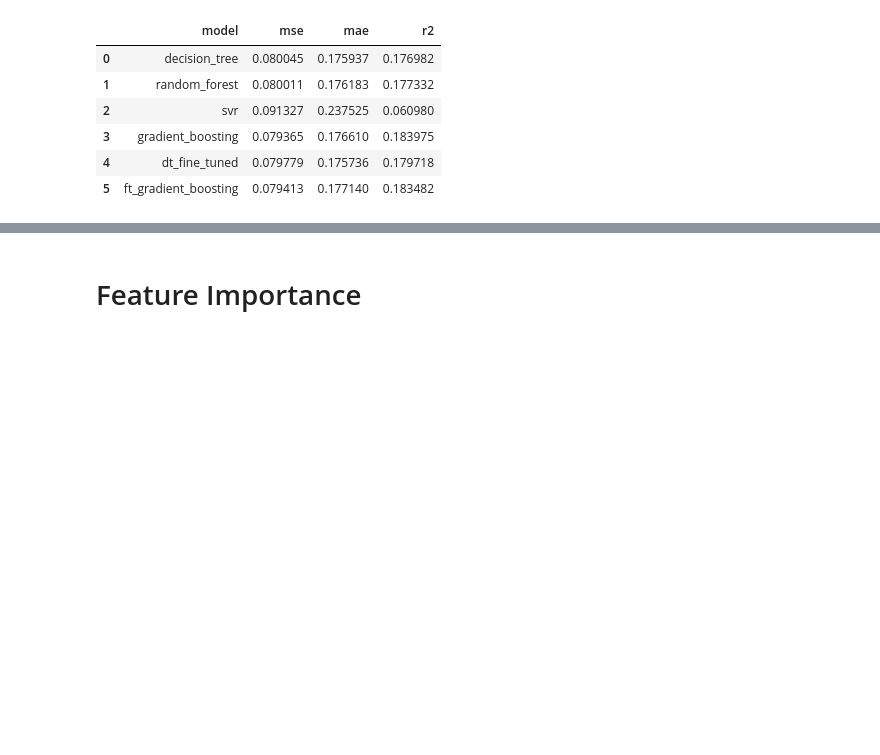
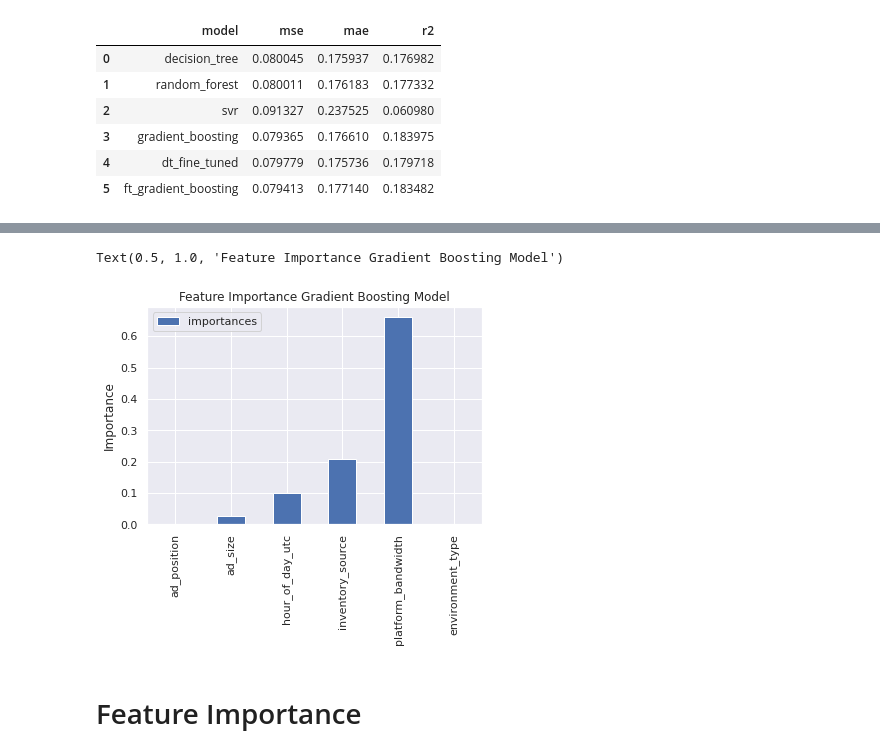
Before and after one commit to adgregory/adsmovil, a Jupyter notebook: CTR_Prueba_Tecnica.ipynb, the cells around one changed output, grey strips where cells are left out. Drawn from its saved outputs; the diff is of its cells as text; code cells hidden in the pictures; blank space fills up the shorter version.

Commit message:
Best model created

```diff
--- a/CTR_Prueba_Tecnica.ipynb
+++ b/CTR_Prueba_Tecnica.ipynb
@@ -709,3 +731,12 @@ Fitting 5 folds for each of 50 candidates, totalling 250 fits
+# %%
+_ = FI_df.plot(kind = 'bar')
+x = np.arange(0,6,1)
+plt.xticks(x,labels=features)
+plt.ylabel('Importance')
+plt.title('Feature Importance Gradient Boosting Model')
+# %% [output]
+Text(0.5, 1.0, 'Feature Importance Gradient Boosting Model')
+[figure, added]
 # %% [markdown]
 # Feature Importance
 # %%
```
Also changed, not shown: parts of 23 cells of this notebook.
